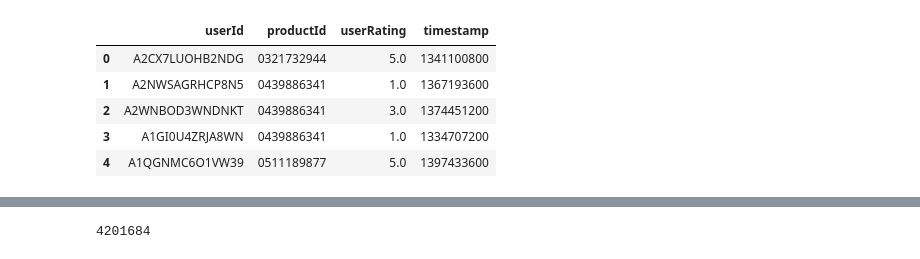
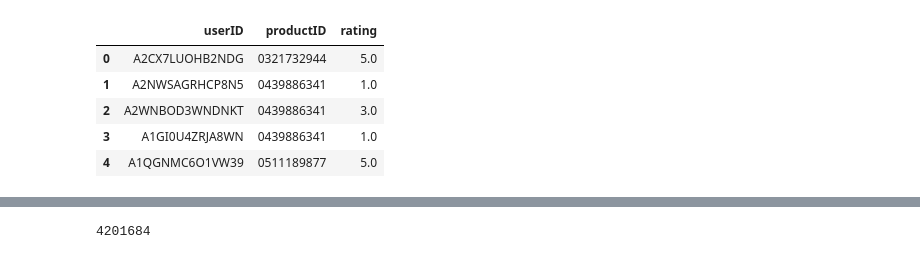
Before and after one commit to imanjunathn/Recommender_system, a Jupyter notebook: Recommender_system.ipynb, the cells around one changed output, grey strips where cells are left out. Saved outputs shown, nothing was run; the diff lists cells and outputs as text; code cells hidden in the pictures.

```diff
--- a/Recommender_system.ipynb
+++ b/Recommender_system.ipynb
@@ -12,17 +23,18 @@ from sklearn.model_selection import train_test_split
 # Load Electronics ratings data.
 # Add column names.
 e_commerce_data = pd.read_csv('ratings_Electronics.csv')
-e_commerce_data.columns = ['userId','productId','userRating','timestamp']
+e_commerce_data.columns = ['userID','productID','rating','timestamp']
 # %%
 # Let's see how the data is present.
+e_commerce_data.drop(columns=['timestamp'],inplace=True)
 e_commerce_data.head()
 # %% [output]
-|  | userId | productId | userRating | timestamp |
-| 0 | A2CX7LUOHB2NDG | 0321732944 | 5.0 | 1341100800 |
-| 1 | A2NWSAGRHCP8N5 | 0439886341 | 1.0 | 1367193600 |
-| 2 | A2WNBOD3WNDNKT | 0439886341 | 3.0 | 1374451200 |
-| 3 | A1GI0U4ZRJA8WN | 0439886341 | 1.0 | 1334707200 |
-| 4 | A1QGNMC6O1VW39 | 0511189877 | 5.0 | 1397433600 |
+|  | userID | productID | rating |
+| 0 | A2CX7LUOHB2NDG | 0321732944 | 5.0 |
+| 1 | A2NWSAGRHCP8N5 | 0439886341 | 1.0 |
+| 2 | A2WNBOD3WNDNKT | 0439886341 | 3.0 |
+| 3 | A1GI0U4ZRJA8WN | 0439886341 | 1.0 |
+| 4 | A1QGNMC6O1VW39 | 0511189877 | 5.0 |
 # %%
 # Let's check shape of the data
 print(f"Numeber of rows:{e_commerce_data.shape[0]} and number of cols:{e_commerce_data.shape[1]}")
```
Also changed, not shown: parts of 50 cells of this notebook.
